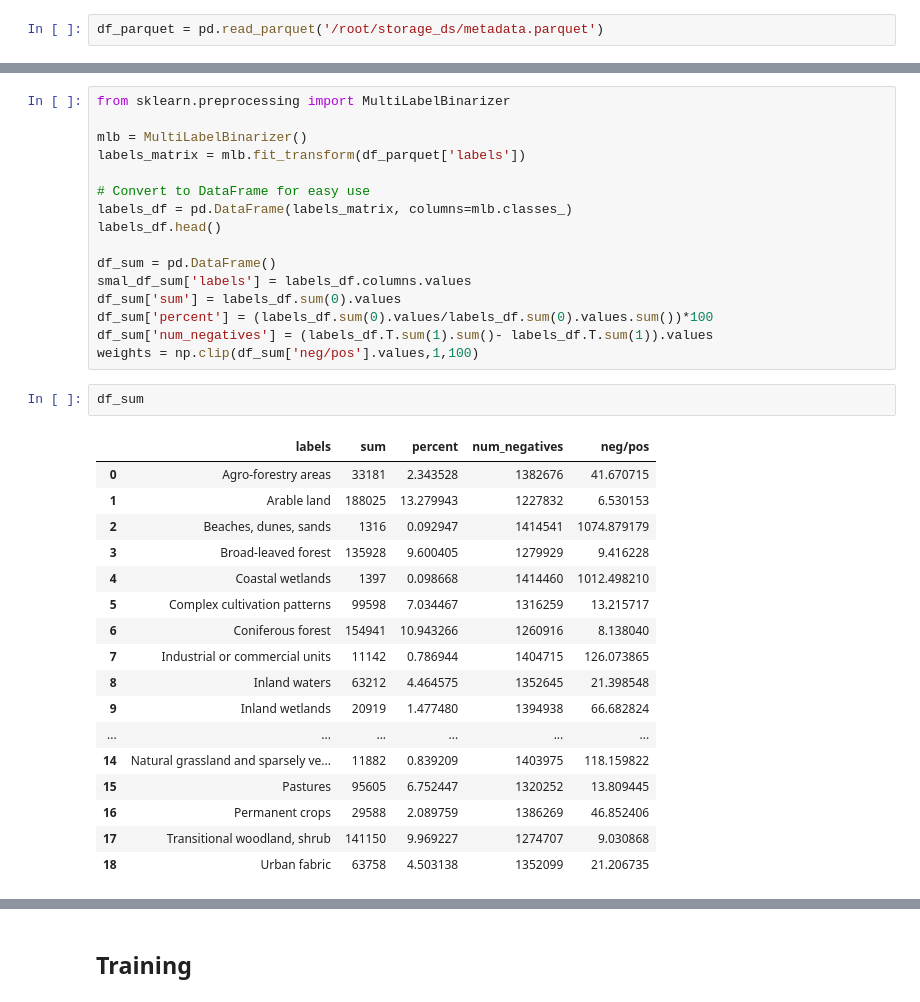
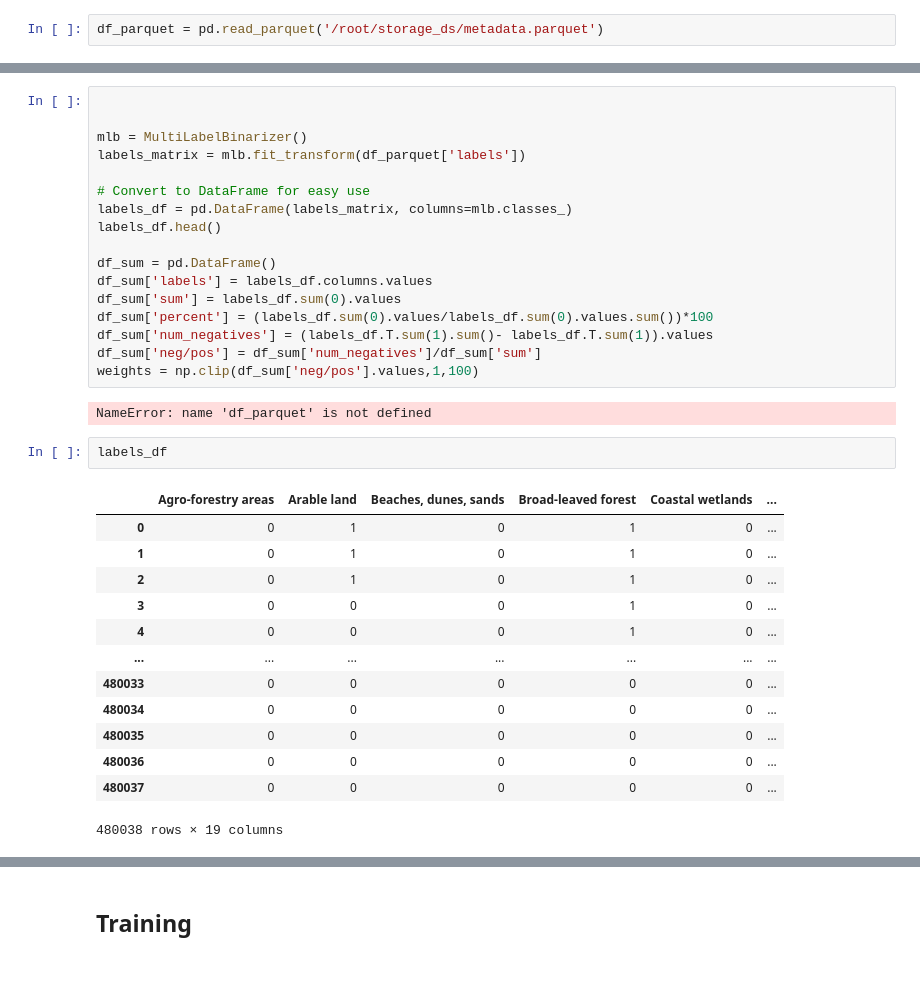
Before and after one commit to emanuel-gf/BigEarthNet-Models, a Jupyter notebook: bigearthnet/explore/imbalanced_classes.ipynb, the cells around one changed output, grey strips where cells are left out. Drawn from its saved outputs; the diff is of its cells as text; blank space fills up the shorter version.

```diff
--- a/bigearthnet/explore/imbalanced_classes.ipynb
+++ b/bigearthnet/explore/imbalanced_classes.ipynb
@@ -11,5 +57,5 @@ df_parquet = pd.read_parquet('/root/storage_ds/metadata.parquet')
 # %%
-from sklearn.preprocessing import MultiLabelBinarizer
+
 
 mlb = MultiLabelBinarizer()
 labels_matrix = mlb.fit_transform(df_parquet['labels'])
@@ -19,28 +65,27 @@ labels_df = pd.DataFrame(labels_matrix, columns=mlb.classes_)
 labels_df.head()
 
 df_sum = pd.DataFrame()
-smal_df_sum['labels'] = labels_df.columns.values
+df_sum['labels'] = labels_df.columns.values
 df_sum['sum'] = labels_df.sum(0).values
 df_sum['percent'] = (labels_df.sum(0).values/labels_df.sum(0).values.sum())*100
 df_sum['num_negatives'] = (labels_df.T.sum(1).sum()- labels_df.T.sum(1)).values
+df_sum['neg/pos'] = df_sum['num_negatives']/df_sum['sum']
 weights = np.clip(df_sum['neg/pos'].values,1,100)
+# %% [output]
+NameError: name 'df_parquet' is not defined
 # %%
-df_sum
+labels_df
 # %% [output]
-|  | labels | sum | percent | num_negatives | neg/pos |
-| 0 | Agro-forestry areas | 33181 | 2.343528 | 1382676 | 41.670715 |
-| 1 | Arable land | 188025 | 13.279943 | 1227832 | 6.530153 |
-| 2 | Beaches, dunes, sands | 1316 | 0.092947 | 1414541 | 1074.879179 |
-| 3 | Broad-leaved forest | 135928 | 9.600405 | 1279929 | 9.416228 |
-| 4 | Coastal wetlands | 1397 | 0.098668 | 1414460 | 1012.498210 |
-| 5 | Complex cultivation patterns | 99598 | 7.034467 | 1316259 | 13.215717 |
-| 6 | Coniferous forest | 154941 | 10.943266 | 1260916 | 8.138040 |
-| 7 | Industrial or commercial units | 11142 | 0.786944 | 1404715 | 126.073865 |
-| 8 | Inland waters | 63212 | 4.464575 | 1352645 | 21.398548 |
-| 9 | Inland wetlands | 20919 | 1.477480 | 1394938 | 66.682824 |
-| ... | ... | ... | ... | ... | ... |
-| 14 | Natural grassland and sparsely ve... | 11882 | 0.839209 | 1403975 | 118.159822 |
-| 15 | Pastures | 95605 | 6.752447 | 1320252 | 13.809445 |
-| 16 | Permanent crops | 29588 | 2.089759 | 1386269 | 46.852406 |
-| 17 | Transitional woodland, shrub | 141150 | 9.969227 | 1274707 | 9.030868 |
-| 18 | Urban fabric | 63758 | 4.503138 | 1352099 | 21.206735 |
+|  | Agro-forestry areas | Arable land | Beaches, dunes, sands | Broad-leaved forest | Coastal wetlands | ... |
+| 0 | 0 | 1 | 0 | 1 | 0 | ... |
+| 1 | 0 | 1 | 0 | 1 | 0 | ... |
+| 2 | 0 | 1 | 0 | 1 | 0 | ... |
+| 3 | 0 | 0 | 0 | 1 | 0 | ... |
+| 4 | 0 | 0 | 0 | 1 | 0 | ... |
+| ... | ... | ... | ... | ... | ... | ... |
+| 480033 | 0 | 0 | 0 | 0 | 0 | ... |
+| 480034 | 0 | 0 | 0 | 0 | 0 | ... |
+| 480035 | 0 | 0 | 0 | 0 | 0 | ... |
+| 480036 | 0 | 0 | 0 | 0 | 0 | ... |
+| 480037 | 0 | 0 | 0 | 0 | 0 | ... |
+480038 rows × 19 columns
```
Also changed, not shown: parts of 47 cells of this notebook, 12 other files.
